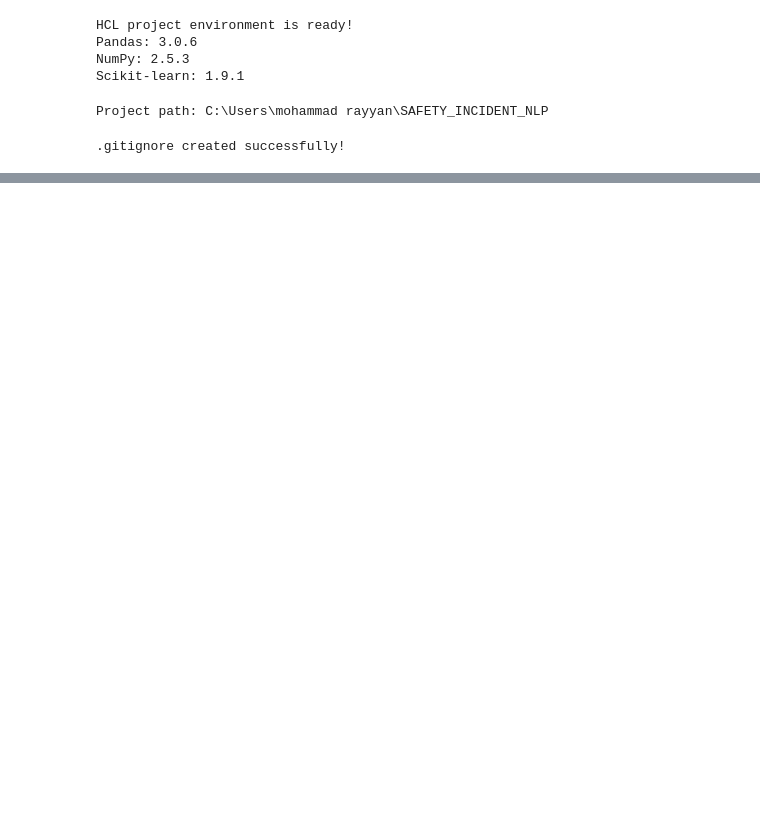
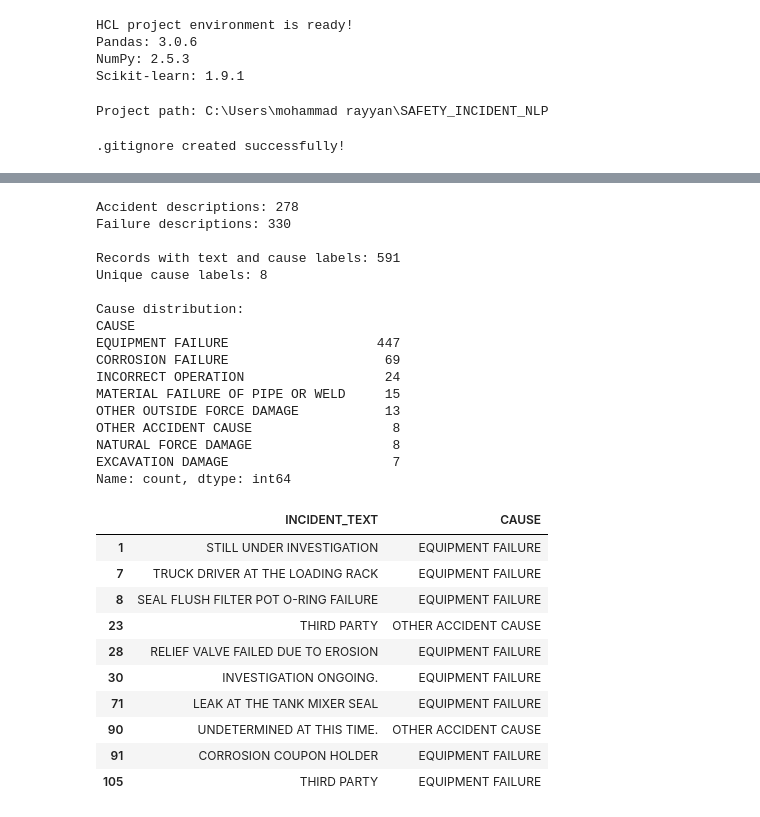
Before and after one commit to Rayyan563/SAFETY-INCIDENT-NLP, a Jupyter notebook: SAFETY_INCIDENT_NLP.ipynb, the cells around one changed output, grey strips where cells are left out. Drawn from its saved outputs; the diff is of its cells as text; code cells hidden in the pictures; blank space fills up the shorter version.

```diff
--- a/SAFETY_INCIDENT_NLP.ipynb
+++ b/SAFETY_INCIDENT_NLP.ipynb
@@ -56,0 +375,57 @@ print(".gitignore created successfully!")
+# %%
+# 1. Count records with accident and failure descriptions
+accident_text = df["ACCIDENT_DETAILS"].fillna("").str.strip()
+failure_text = df["FAILURE_DETAILS"].fillna("").str.strip()
+
+print("Accident descriptions:", accident_text.ne("").sum())
+print("Failure descriptions:", failure_text.ne("").sum())
+
+# 2. Combine the available descriptions
+df["INCIDENT_TEXT"] = (
+    accident_text + " " + failure_text
+).str.strip()
+
+# 3. Count records with usable text
+text_df = df[
+    df["INCIDENT_TEXT"].ne("") &
+    df["CAUSE"].notna()
+].copy()
+
+print("\nRecords with text and cause labels:", len(text_df))
+print("Unique cause labels:", text_df["CAUSE"].nunique())
+
+# 4. Check cause distribution in the usable records
+print("\nCause distribution:")
+print(text_df["CAUSE"].value_counts())
+
+# 5. Preview the usable records
+display(text_df[["INCIDENT_TEXT", "CAUSE"]].head(10))
+# %% [output]
+Accident descriptions: 278
+Failure descriptions: 330
+
+Records with text and cause labels: 591
+Unique cause labels: 8
+
+Cause distribution:
+CAUSE
+EQUIPMENT FAILURE                   447
+CORROSION FAILURE                    69
+INCORRECT OPERATION                  24
+MATERIAL FAILURE OF PIPE OR WELD     15
+OTHER OUTSIDE FORCE DAMAGE           13
+OTHER ACCIDENT CAUSE                  8
+NATURAL FORCE DAMAGE                  8
+EXCAVATION DAMAGE                     7
+Name: count, dtype: int64
+|  | INCIDENT_TEXT | CAUSE |
+| 1 | STILL UNDER INVESTIGATION | EQUIPMENT FAILURE |
+| 7 | TRUCK DRIVER AT THE LOADING RACK | EQUIPMENT FAILURE |
+| 8 | SEAL FLUSH FILTER POT O-RING FAILURE | EQUIPMENT FAILURE |
+| 23 | THIRD PARTY | OTHER ACCIDENT CAUSE |
+| 28 | RELIEF VALVE FAILED DUE TO EROSION | EQUIPMENT FAILURE |
+| 30 | INVESTIGATION ONGOING. | EQUIPMENT FAILURE |
+| 71 | LEAK AT THE TANK MIXER SEAL | EQUIPMENT FAILURE |
+| 90 | UNDETERMINED AT THIS TIME. | OTHER ACCIDENT CAUSE |
+| 91 | CORROSION COUPON HOLDER | EQUIPMENT FAILURE |
+| 105 | THIRD PARTY | EQUIPMENT FAILURE |
```
Also changed, not shown: parts of 12 cells of this notebook, 29 other files.
